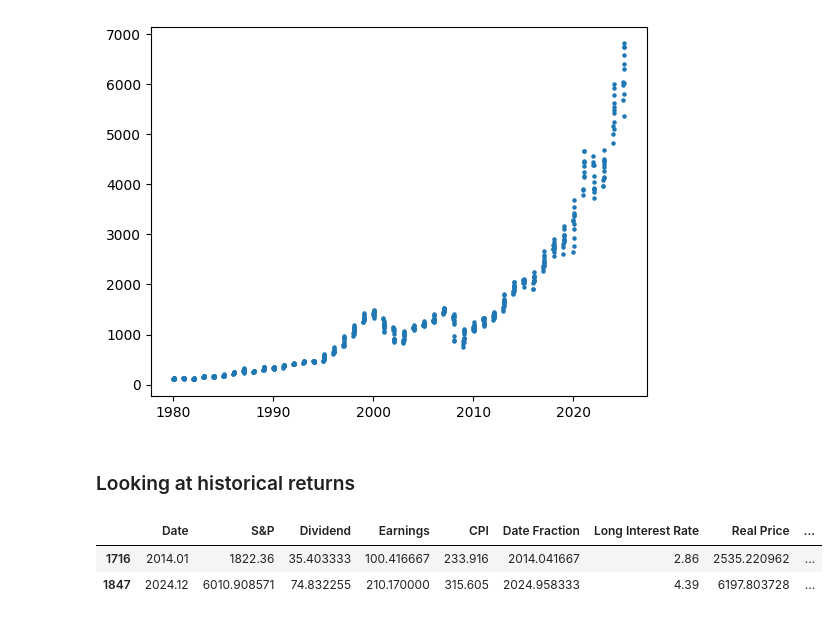
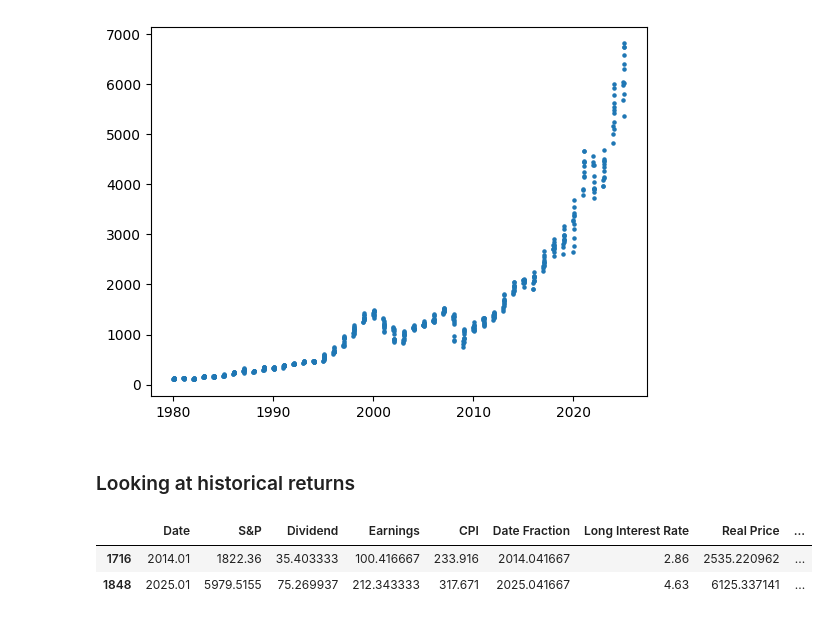
Before and after one commit to ChristianMBoyd/strategies, a Jupyter notebook: analyses/historical_sp500.ipynb, the cells around one changed output. Drawn from its saved outputs; the diff is of its cells as text; code cells hidden in the pictures.

```diff
--- a/analyses/historical_sp500.ipynb
+++ b/analyses/historical_sp500.ipynb
@@ -79,11 +81,11 @@ plt.scatter(x=data["Date"], y=data["S&P"], s=5)
 ### Looking at historical returns
 # %%
 initial_date = 2014.01
-final_date = 2024.12
+final_date = 2025.01
 period = final_date - initial_date
 
 df[(df["Date"] == initial_date) | (df["Date"] == final_date)]
 # %% [output]
 |  | Date | S&P | Dividend | Earnings | CPI | Date Fraction | Long Interest Rate | Real Price | ... |
 | 1716 | 2014.01 | 1822.36 | 35.403333 | 100.416667 | 233.916 | 2014.041667 | 2.86 | 2535.220962 | ... |
-| 1847 | 2024.12 | 6010.908571 | 74.832255 | 210.170000 | 315.605 | 2024.958333 | 4.39 | 6197.803728 | ... |
+| 1848 | 2025.01 | 5979.5155 | 75.269937 | 212.343333 | 317.671 | 2025.041667 | 4.63 | 6125.337141 | ... |
```
Also changed, not shown: parts of 4 cells of this notebook.
